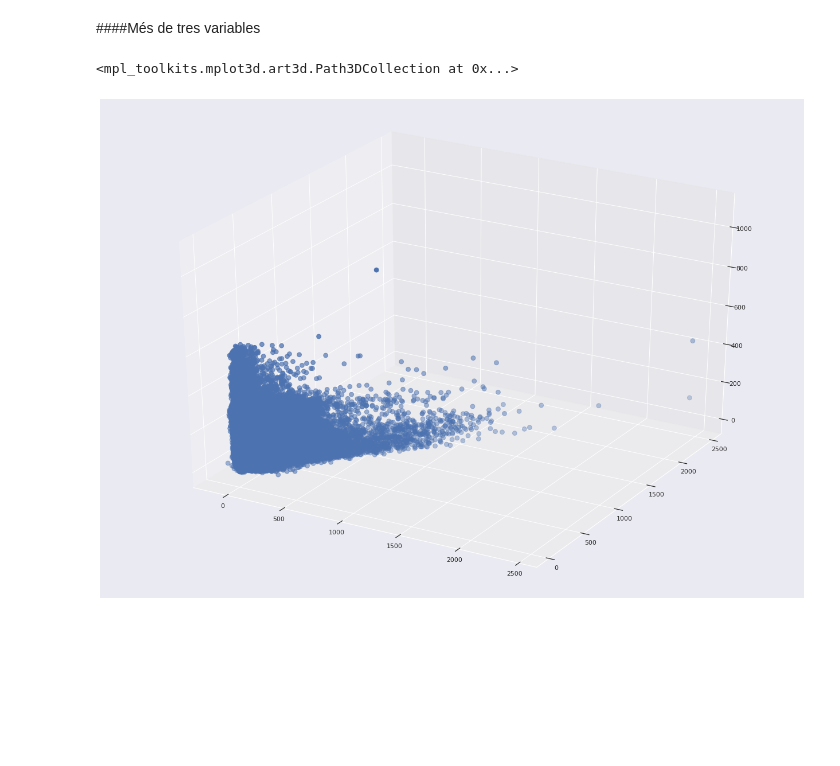
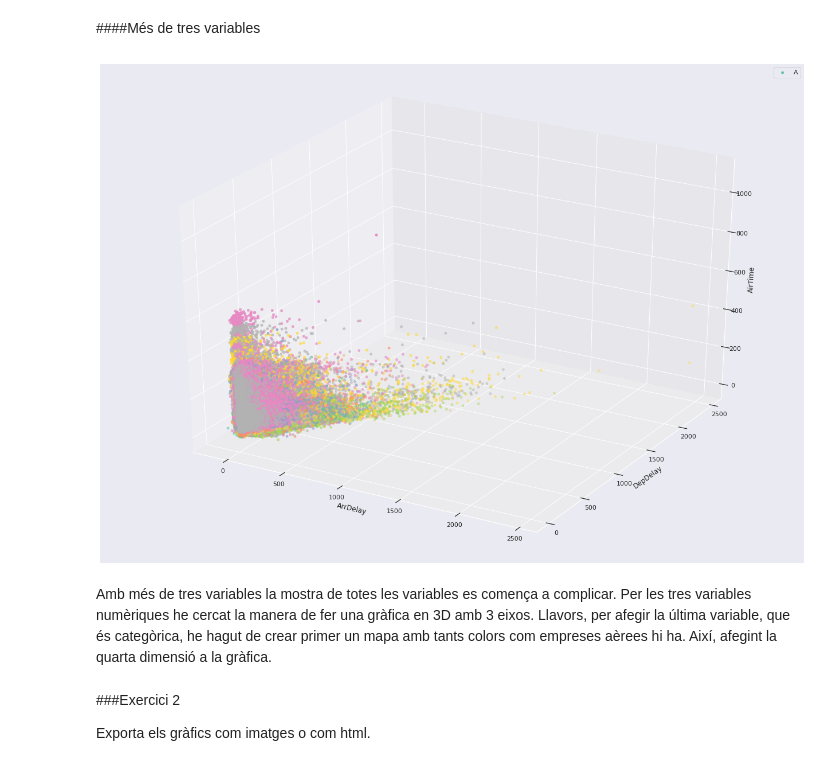
Before and after one commit to davifebdn/visualitzaci-_explorat-ria, a Jupyter notebook: Data_Science_Sprint_3_T01_Visualització_gràfica_d'un_dataset.ipynb, the cells around one changed output. Cells and saved outputs as stored; diff of their text form; code cells hidden in the pictures; blank space fills up the shorter version.

```diff
--- a/Data_Science_Sprint_3_T01_Visualització_gràfica_d'un_dataset.ipynb
+++ b/Data_Science_Sprint_3_T01_Visualització_gràfica_d'un_dataset.ipynb
@@ -135,9 +121,24 @@ En aquesta gràfia s'afegeis la variable categòrica UniqueCarrier. El que perme
 # %%
 #Més de tres variables (ArrDelay, DepDelay, AirTime i UniqueCarrier).
 from mpl_toolkits.mplot3d import Axes3D
 fig = plt.figure()
 ax = fig.add_subplot(111, projection='3d')
-ax.scatter(df['ArrDelay'], df['DepDelay'], df['AirTime'], s=60)
+#He buscat aquest codi poer afegir la 4a dimensió com a color
+color_labels = df['UniqueCarrier'].unique()
+rgb_values = sns.color_palette("Set2", 20)
+color_map = dict(zip(color_labels, rgb_values))
+#
+ax.scatter(df['ArrDelay'], df['DepDelay'], df['AirTime'], c=df['UniqueCarrier'].map(color_map), s=15)
+ax.set_xlabel('ArrDelay')
+ax.set_ylabel('DepDelay')
+ax.set_zlabel('AirTime')
+ax.legend('ArrDelay')
+plt.show()
 # %% [output]
-<mpl_toolkits.mplot3d.art3d.Path3DCollection at 0x...>
-[figure, old version]
+[figure, new version]
+# %% [markdown]
+Amb més de tres variables la mostra de totes les variables es comença a complicar. Per les tres variables numèriques he cercat la manera de fer una gràfica en 3D amb 3 eixos. Llavors, per afegir la última variable, que és categòrica, he hagut de crear primer un mapa amb tants colors com empreses aèrees hi ha. Així, afegint la quarta dimensió a la gràfica.
+# %% [markdown]
+###Exercici 2
+
+Exporta els gràfics com imatges o com html.
```
Also changed, not shown: parts of 4 cells of this notebook.
